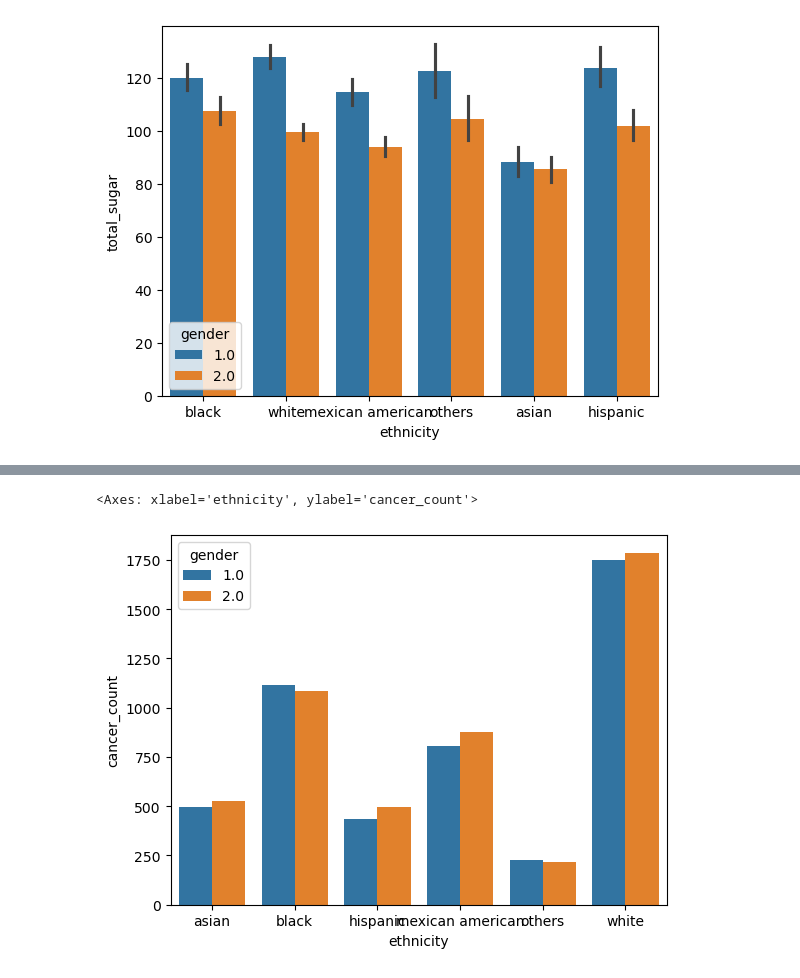
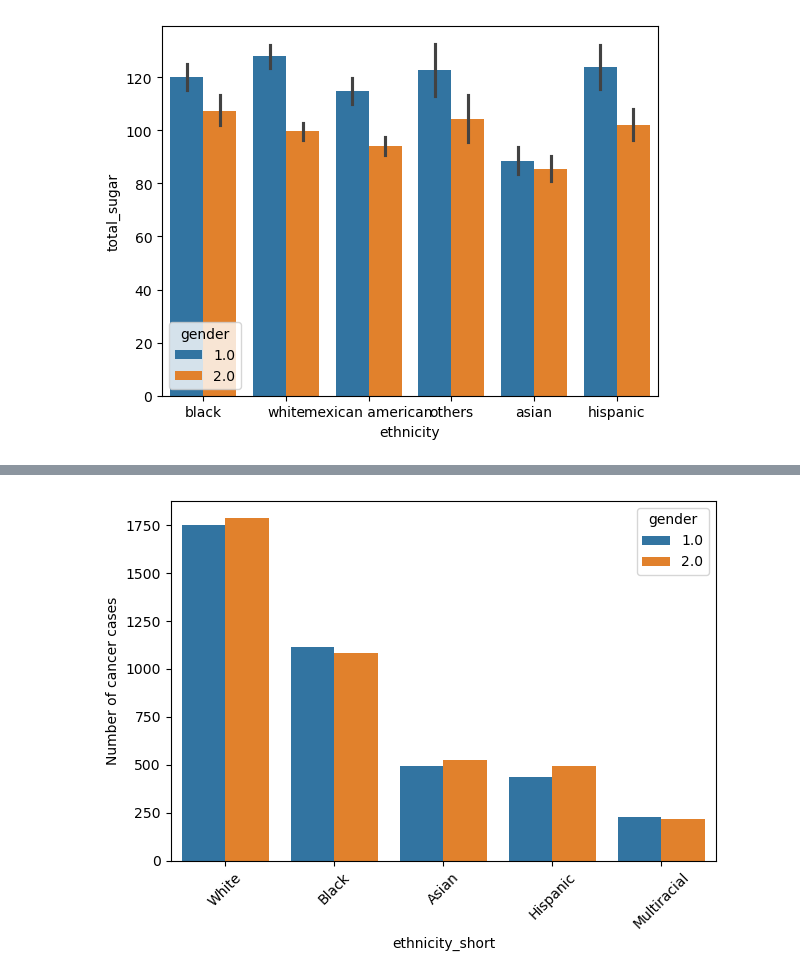
Before and after one commit to SoerenWenck/Capstone, a Jupyter notebook: scripts/Analysis_2013-2014.ipynb, the cells around one changed output, grey strips where cells are left out. Drawn from its saved outputs; the diff is of its cells as text; code cells hidden in the pictures.

Commit message:
merge Day2

```diff
--- a/scripts/Analysis_2013-2014.ipynb
+++ b/scripts/Analysis_2013-2014.ipynb
@@ -44,8 +44,8 @@ demo_columns = {
     "RIDRETH3": 'ethnicity',
     "DMDBORN4": "country_of_birth",
     "DMDCITZN": "us_citizen",
-    "DMDEDUC2": "high_school_deg",
-    "DMDEDUC3": "college_deg",
+    "DMDEDUC2": "education_adult",
+    "DMDEDUC3": "education_adolescent",
     "DMDHHSIZ": "household_size",
     "DMDHHSZA": "no_of_kids_u6",
     "DMDHHSZB": "no_of_kids_btw_6_17",
@@ -381,7 +381,8 @@ str_list = [
        'country_of_birth',
        'us_citizen',
        'ethnicity',
-       'high_school_deg',
+       'education_adult',
+       'education_adolescent',
        'pregnancy_status',
        'physical_activity_work',
        'asthma',
@@ -649,3 +650,13 @@ yes         722
 unknown     398
 refused     179
 Name: count, dtype: int64
+# %%
+data_merged['education_adult'] = data_merged['education_adult'].map({
+    '1.0': '<9th',
+    '2.0': '9-11th',
+    '3.0': 'GED Grad',
+    '4.0': 'some College deg',
+    '5.0': 'College or abv',
+    '7.0': 'unknown',
+    '9.0': 'unknown'
+}).fillna('unknown')
@@ -753,12 +776,35 @@ sns.barplot(subset.groupby(["ethnicity","gender"]).size().reset_index(name="diab
 # %%
-import matplotlib
-import seaborn
+import matplotlib.pyplot as plt
+import seaborn as sns
+from pandas.api.types import CategoricalDtype
 
-subset = data_merged.loc[:,["ethnicity", "cancer", "gender"]]
 
-subset.groupby(["ethnicity","gender"]).size().reset_index(name="cancer_count")
+ethnicity_map = {
+    "white": "White",
+    "black": "Black",
+    "asian": "Asian",
+    "others": "Multiracial",
+    "hispanic": "Hispanic",
+    "mexican american": "Mexican"
+}
 
-sns.barplot(subset.groupby(["ethnicity","gender"]).size().reset_index(name="cancer_count"), x= "ethnicity", y = "cancer_count", hue="gender")
+subset = data_merged.loc[:, ["ethnicity", "cancer", "gender"]]
+
+
+# Neue Spalte mit den gekürzten Labels
+subset["ethnicity_short"] = subset["ethnicity"].map(ethnicity_map)
+# print(subset)
+# Gruppierung vorbereiten
+grouped = subset.groupby(["ethnicity_short", "gender"]).size().reset_index(name="cancer_count")
+order = ["White", "Black", "Asian", "Hispanic", "Multiracial"]
+cat_type = CategoricalDtype(categories=order, ordered=True)
+grouped["ethnicity_short"] = grouped["ethnicity_short"].astype(cat_type)
+# Plot
+sns.barplot(data=grouped, x="ethnicity_short", y="cancer_count", hue="gender")
+
+plt.xticks(rotation=45)
+plt.ylabel("Number of cancer cases")
+plt.tight_layout()
+plt.show()
 # %% [output]
-<Axes: xlabel='ethnicity', ylabel='cancer_count'>
-[figure, old version]
+[figure, new version]
```
Also changed, not shown: parts of 11 cells of this notebook.
